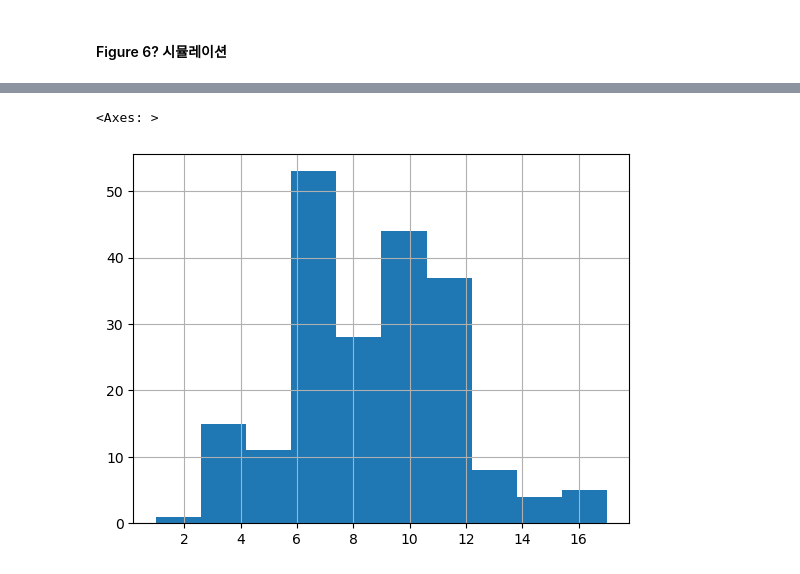
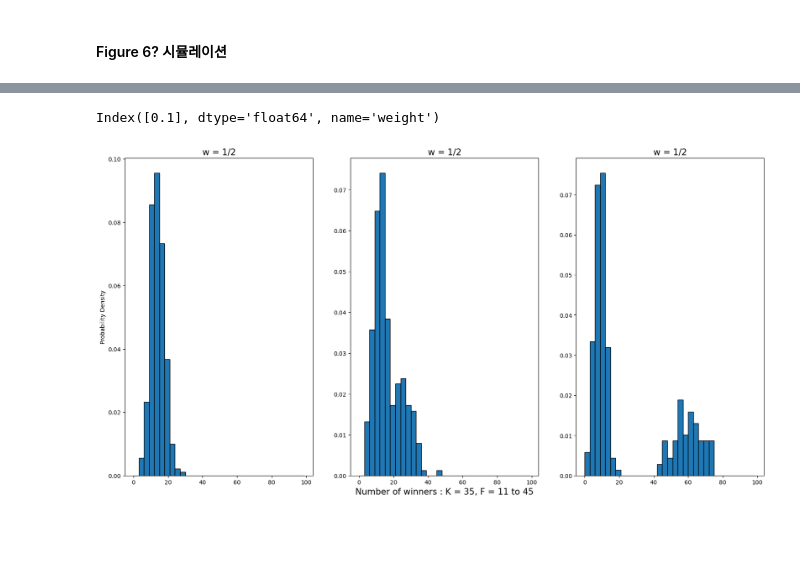
Before and after one commit to woozins/lottery, a Jupyter notebook: lottery_distribute/lottery_secret_code.ipynb, the cells around one changed output, grey strips where cells are left out. Saved outputs shown, nothing was run; the diff lists cells and outputs as text; code cells hidden in the pictures; blank space fills up the shorter version.

```diff
--- a/lottery_distribute/lottery_secret_code.ipynb
+++ b/lottery_distribute/lottery_secret_code.ipynb
@@ -518,5 +516,29 @@ temp[temp.weight == 0.2].result.hist()
-# %%
-temp[temp.weight == 0.5].result.hist()
-# %% [output]
-<Axes: >
-[figure, removed]
+# %%
+temp_1 = temp[temp.weight == 0.1]
+temp_1_pivoted = pd.pivot(data = temp_1, index = 'd', columns = 'weight', values = 'result')
+
+temp_2 = temp[temp.weight == 0.2]
+temp_2_pivoted = pd.pivot(data = temp_2, index = 'd', columns = 'weight', values = 'result')
+
+temp_5 = temp[temp.weight == 0.5]
+temp_5_pivoted = pd.pivot(data = temp_5, index = 'd', columns = 'weight', values = 'result')
+# %%
+temp_1_pivoted.columns
+# %% [output]
+Index([0.1], dtype='float64', name='weight')
+# %%
+# titles = ['1/4', '3/8', '1/2']
+datas = [temp_1_pivoted, temp_2_pivoted, temp_5_pivoted]
+# xlabels = ['K = 25, F = 21 to 45', 'K = 30, F = 16 to 45', 'K = 35, F = 11 to 45']
+fig, ax = plt.subplots(1,3, figsize = (20,10))
+
+bins = np.arange(0,100,3)
+for k, data in enumerate(datas):
+    ax[k].hist(x = data, bins=bins, density = True, edgecolor = 'black')
+    ax[k].set_title(f"w = {titles[i]}", fontsize = 15)
+    ax[1].set_xlabel(f'Number of winners : {xlabels[k]}', fontsize= 15)
+    ax[0].set_ylabel('Probability Density')
+    # ax[k].set_xlim(0,200)
+    # ax[k].set_ylim(0, 0.2)
+# %% [output]
+[figure, added]
```
Also changed, not shown: parts of 2 cells of this notebook, 6 other files.
